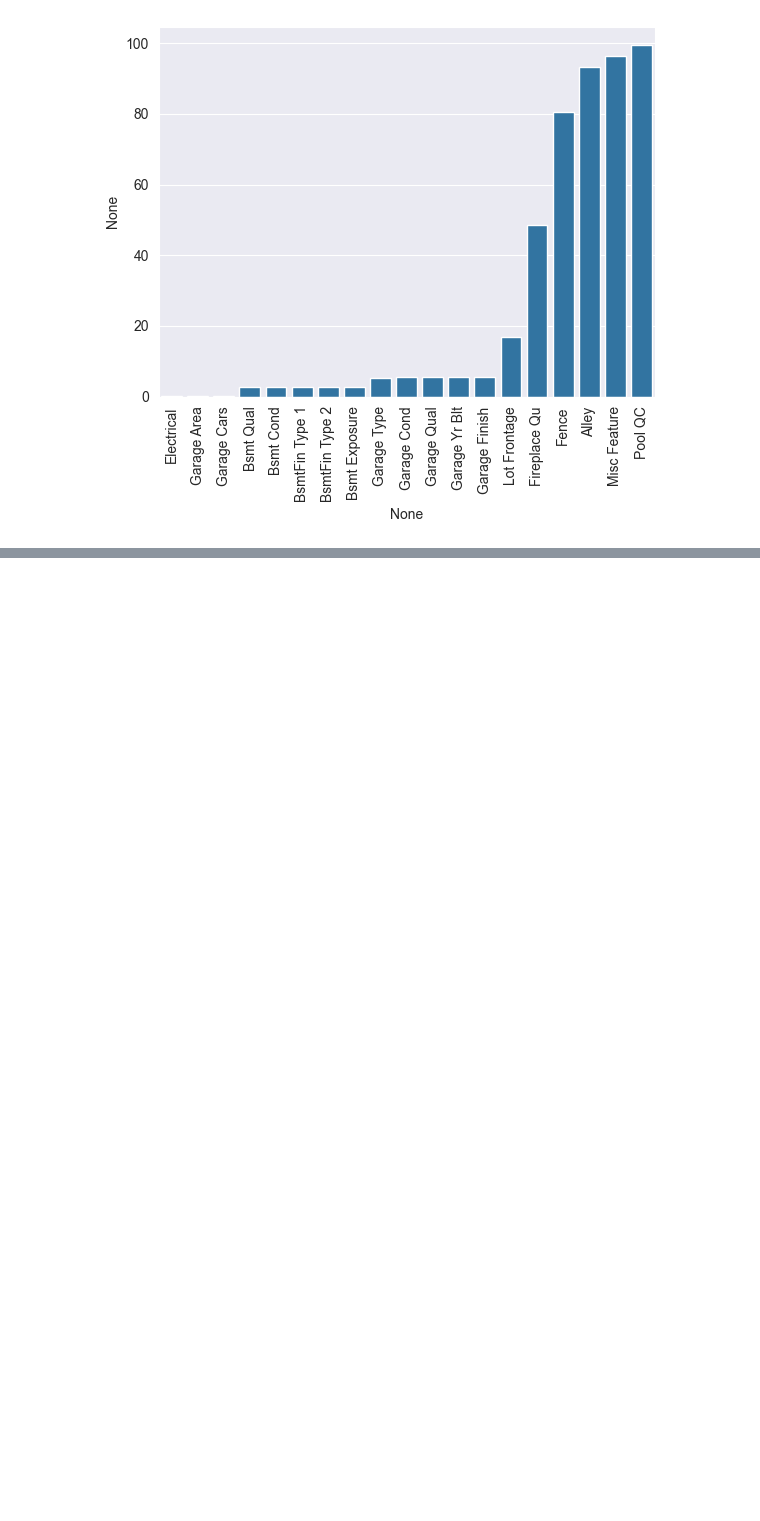
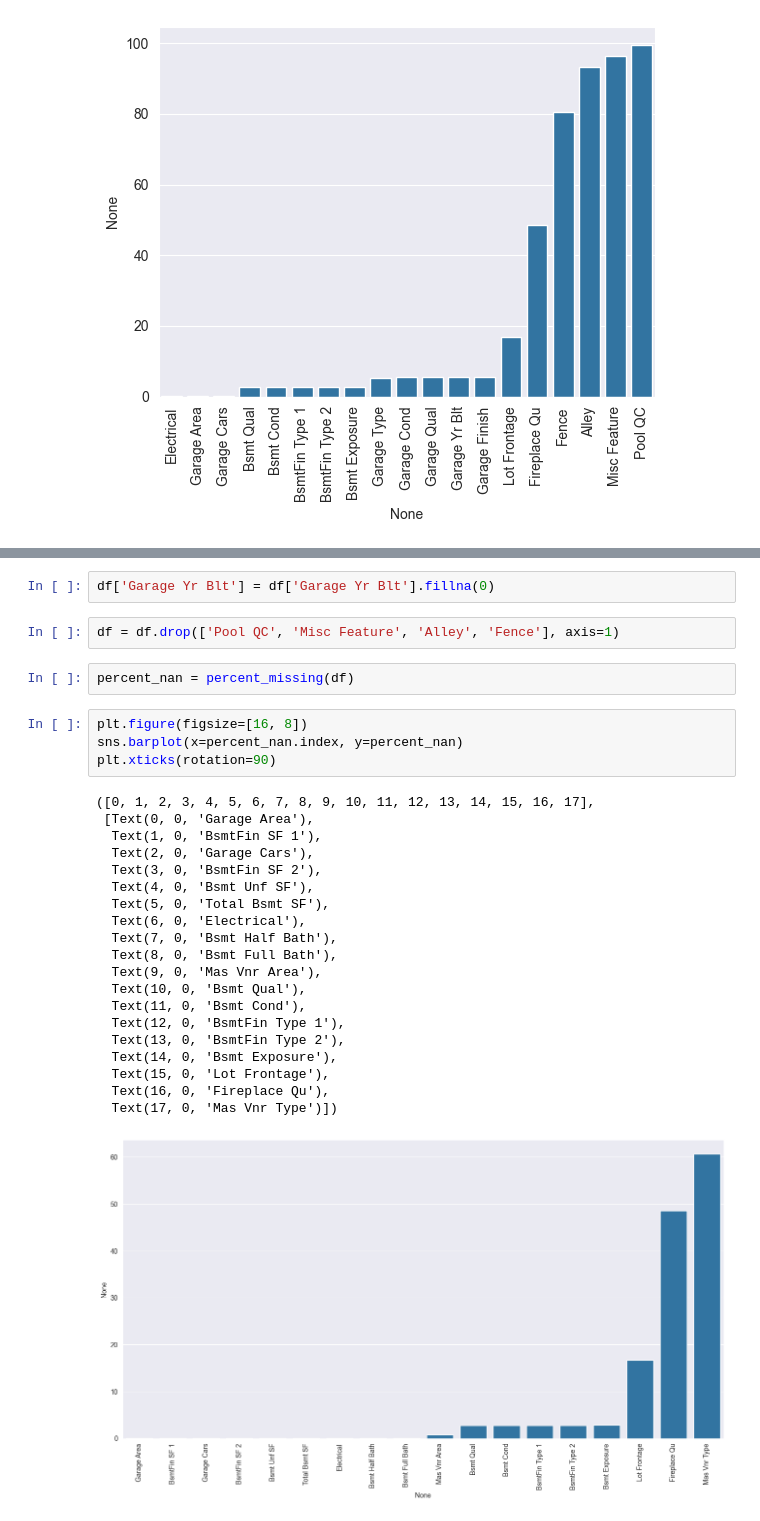
Before and after one commit to ZygimantasB/data_science_ml_learning, a Jupyter notebook: Section 11 Feature Engineering and Data Preparation/Remember 2/remember.ipynb, the cells around one changed output, grey strips where cells are left out. Drawn from its saved outputs; the diff is of its cells as text; blank space fills up the shorter version.

```diff
--- a/Section 11 Feature Engineering and Data Preparation/Remember 2/remember.ipynb
+++ b/Section 11 Feature Engineering and Data Preparation/Remember 2/remember.ipynb
@@ -343,0 +378,31 @@ plt.xticks(rotation=90);
+# %%
+df['Garage Yr Blt'] = df['Garage Yr Blt'].fillna(0)
+# %%
+df = df.drop(['Pool QC', 'Misc Feature', 'Alley', 'Fence'], axis=1)
+# %%
+percent_nan = percent_missing(df)
+# %%
+plt.figure(figsize=[16, 8])
+sns.barplot(x=percent_nan.index, y=percent_nan)
+plt.xticks(rotation=90)
+# %% [output]
+([0, 1, 2, 3, 4, 5, 6, 7, 8, 9, 10, 11, 12, 13, 14, 15, 16, 17],
+ [Text(0, 0, 'Garage Area'),
+  Text(1, 0, 'BsmtFin SF 1'),
+  Text(2, 0, 'Garage Cars'),
+  Text(3, 0, 'BsmtFin SF 2'),
+  Text(4, 0, 'Bsmt Unf SF'),
+  Text(5, 0, 'Total Bsmt SF'),
+  Text(6, 0, 'Electrical'),
+  Text(7, 0, 'Bsmt Half Bath'),
+  Text(8, 0, 'Bsmt Full Bath'),
+  Text(9, 0, 'Mas Vnr Area'),
+  Text(10, 0, 'Bsmt Qual'),
+  Text(11, 0, 'Bsmt Cond'),
+  Text(12, 0, 'BsmtFin Type 1'),
+  Text(13, 0, 'BsmtFin Type 2'),
+  Text(14, 0, 'Bsmt Exposure'),
+  Text(15, 0, 'Lot Frontage'),
+  Text(16, 0, 'Fireplace Qu'),
+  Text(17, 0, 'Mas Vnr Type')])
+[figure, added]
```
Also changed, not shown: parts of 30 cells of this notebook, 1 other file.
